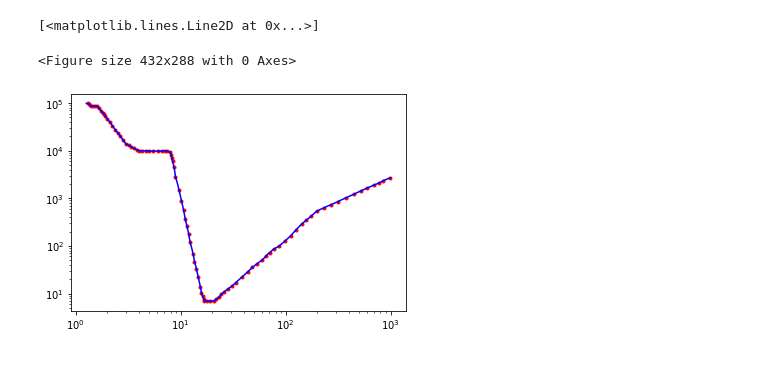
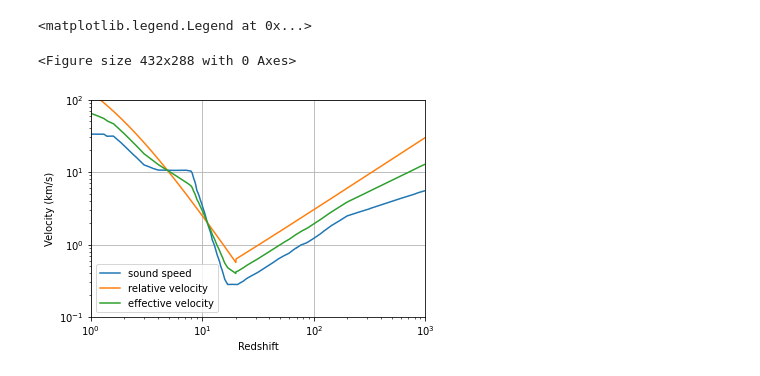
Before and after one commit to newspaperhinson/PBHAccretion, a Jupyter notebook: main.ipynb, the cells around one changed output. Cells and saved outputs as stored; diff of their text form; code cells hidden in the pictures.

```diff
--- a/main.ipynb
+++ b/main.ipynb
@@ -42,15 +36,22 @@ axes.plot(grid, np.interp(grid, redshift, temperature), '-')
-# %%
-# compare
-fig = plt.figure()
-fig, axes = plt.subplots()
-axes.set_yscale('log')
-axes.set_xscale('log')
-# thermal history data point from digitizer
-axes.plot(redshift, temperature, 'r.')
-# interpolation from np.interp
-grid = np.logspace(0.1, 3, 2000)
-axes.plot(grid, np.interp(grid, redshift, temperature), 'b-')
-# %% [output]
-[<matplotlib.lines.Line2D at 0x...>]
-<Figure size 432x288 with 0 Axes>
-[figure, removed]
+# %%
+fig = plt.figure()
+fig, axes = plt.subplots()
+axes.set_yscale('log')
+axes.set_ylim([0.1, 100])
+axes.set_xscale('log')
+axes.set_xlim([1, 1000])
+axes.set_xlabel(r'Redshift')
+axes.set_ylabel(r'Velocity (km/s)')
+
+# effective velocity plot
+axes.plot(redshift, sound_speed, label='sound speed')
+axes.plot(redshift, relative_speed, label='relative velocity')
+axes.plot(redshift, effective_velocity, label='effective velocity')
+axes.plot
+
+axes.grid()
+axes.legend()
+# %% [output]
+<matplotlib.legend.Legend at 0x...>
+<Figure size 432x288 with 0 Axes>
+[figure, added]
```
Also changed, not shown: parts of 7 cells of this notebook.
